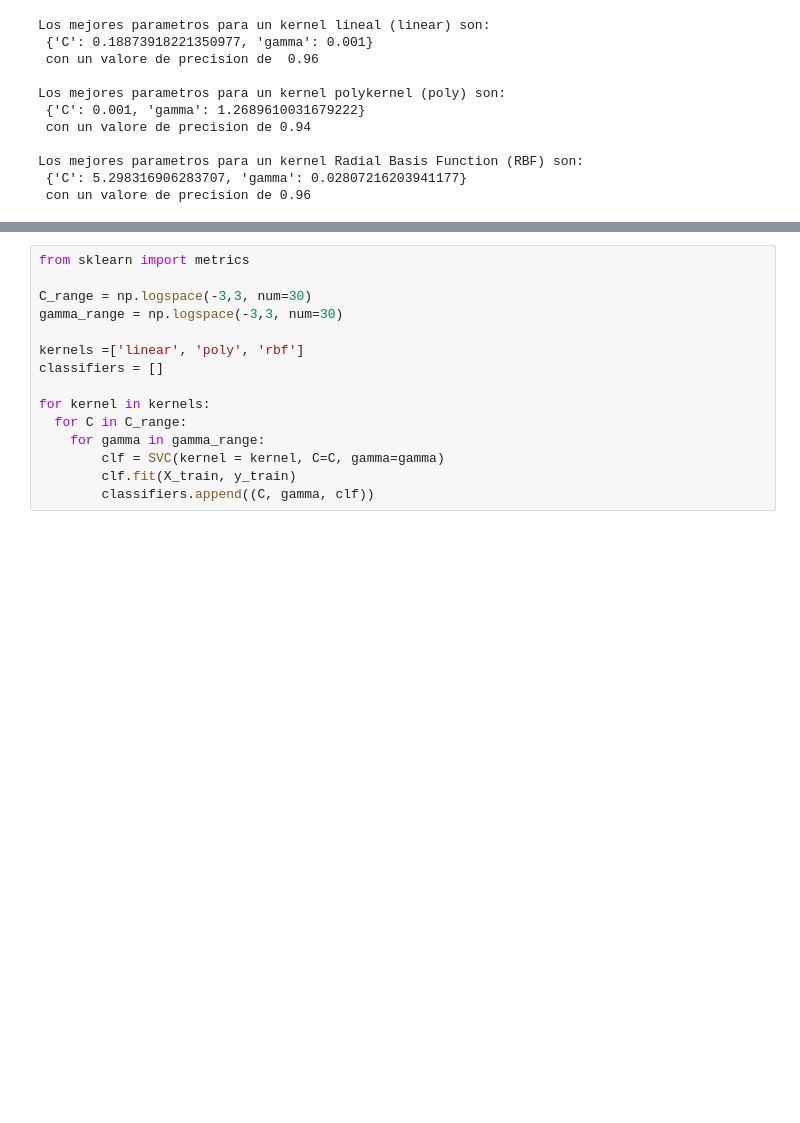
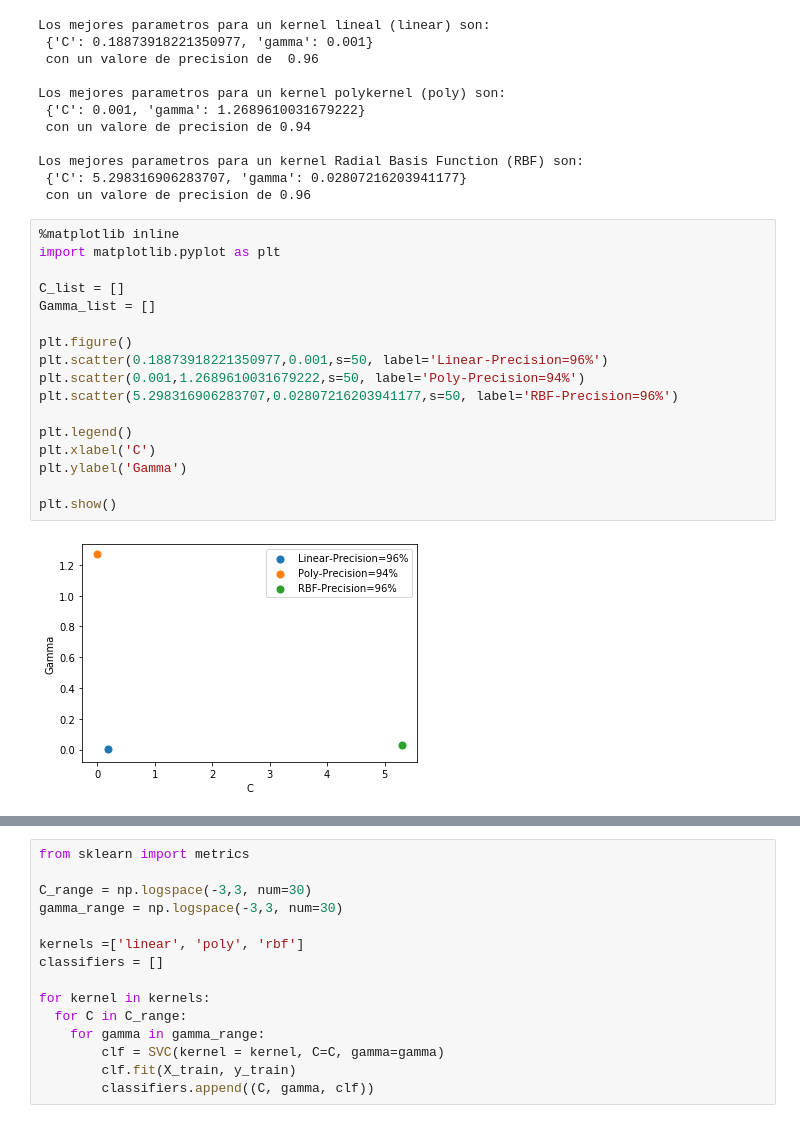
Before and after one commit to ikerarana/Machine-Learning-Notebooks, a Jupyter notebook: Curso Machine Learning UC3M Python/Week 9 - Homeworm 3 -SVM/Homework3_SVMs_student.ipynb, the cells around one changed output, grey strips where cells are left out. Cells and saved outputs as stored; diff of their text form; blank space fills up the shorter version.

```diff
--- a/Curso Machine Learning UC3M Python/Week 9 - Homeworm 3 -SVM/Homework3_SVMs_student.ipynb
+++ b/Curso Machine Learning UC3M Python/Week 9 - Homeworm 3 -SVM/Homework3_SVMs_student.ipynb
@@ -180,3 +191,22 @@ Los mejores parametros para un kernel polykernel (poly) son:
 Los mejores parametros para un kernel Radial Basis Function (RBF) son:
  {'C': 5.298316906283707, 'gamma': 0.02807216203941177}
  con un valore de precision de 0.96
+# %%
+%matplotlib inline
+import matplotlib.pyplot as plt
+
+C_list = []
+Gamma_list = []
+
+plt.figure()
+plt.scatter(0.18873918221350977,0.001,s=50, label='Linear-Precision=96%')
+plt.scatter(0.001,1.2689610031679222,s=50, label='Poly-Precision=94%')
+plt.scatter(5.298316906283707,0.02807216203941177,s=50, label='RBF-Precision=96%')
+
+plt.legend()
+plt.xlabel('C')
+plt.ylabel('Gamma')
+
+plt.show()
+# %% [output]
+[figure, added]
```
Also changed, not shown: parts of 16 cells of this notebook.
